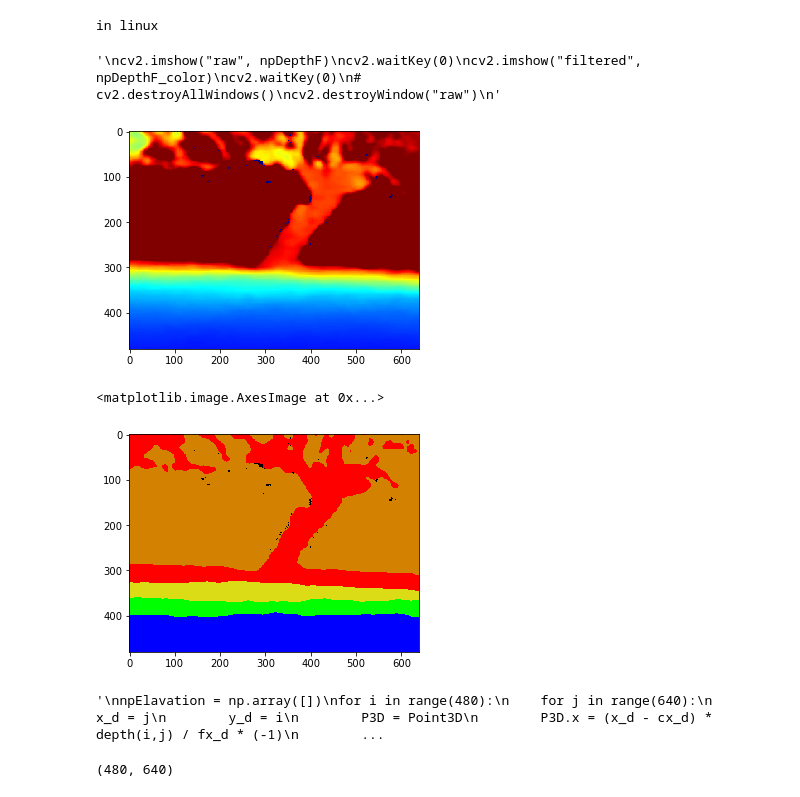
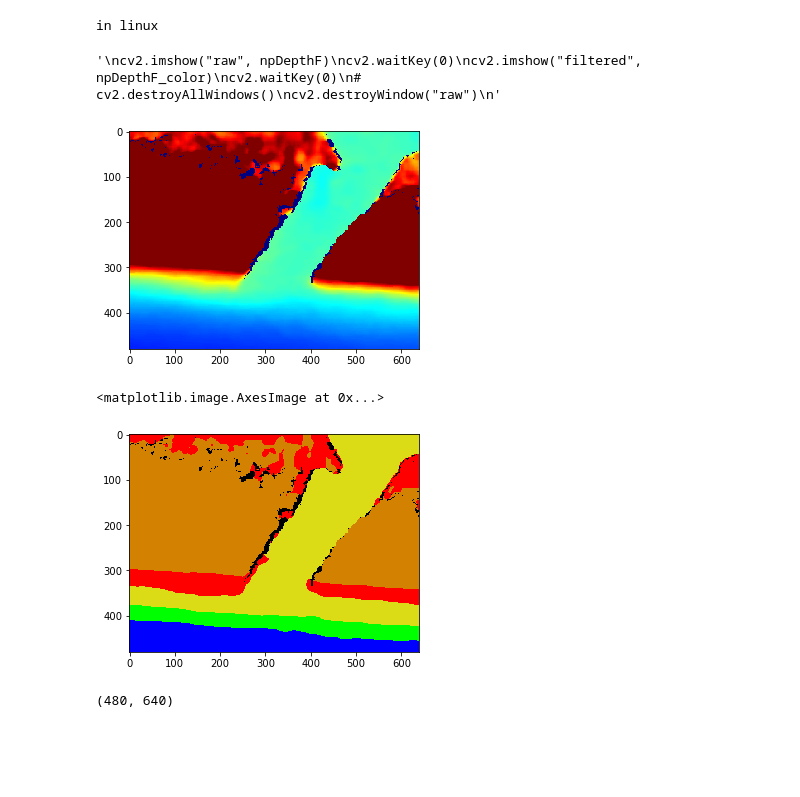
Before and after one commit to wowyunDBL/depth_app, a Jupyter notebook: jupyterNotebook/ground_subtr_npy.ipynb, the cells around one changed output. Drawn from its saved outputs; the diff is of its cells as text; code cells hidden in the pictures; blank space fills up the shorter version.

```diff
--- a/jupyterNotebook/ground_subtr_npy.ipynb
+++ b/jupyterNotebook/ground_subtr_npy.ipynb
@@ -26,50 +27,50 @@ import statistics # as sta
 # %%
 '''load file'''
 npDepth = []
 
 # with open(file_path + 'far_1_p.csv', 'r') as csvfile:
 #   rows = csv.reader(csvfile, delimiter=',')
 #   for row in rows:
 #     npDepth.append(row)
 # npDepth = np.asanyarray(npDepth)
 # print(npDepth.dtype) # U5 means string length < 5
 # print(npDepth.shape)
 # npDepth = npDepth.astype('uint16')
 
-npDepth = np.load(file_path+"far_1_p.npy")
+npDepth = np.load(file_path+"middle_1_p.npy")
 
 npDepthF = cv2.convertScaleAbs(npDepth, alpha=0.04) # 6m
 npDepthF_color = cv2.applyColorMap(npDepthF, cv2.COLORMAP_JET)
 plt.imshow(cv2.cvtColor(npDepthF_color, cv2.COLOR_BGR2RGB))
 
 '''
 cv2.imshow("raw", npDepthF)
 cv2.waitKey(0)
 cv2.imshow("filtered", npDepthF_color)
 cv2.waitKey(0)
 # cv2.destroyAllWindows()
 cv2.destroyWindow("raw")
 '''
 # %% [output]
 '\ncv2.imshow("raw", npDepthF)\ncv2.waitKey(0)\ncv2.imshow("filtered", npDepthF_color)\ncv2.waitKey(0)\n# cv2.destroyAllWindows()\ncv2.destroyWindow("raw")\n'
-[figure, old version]
+[figure, new version]
 # %%
-color_seq = ['r','yello','green','blue','black']
+color_seq = {'brown': (0,130,210), 'red':(0,0,255),'yellow':(22,220,220),'green':(0,255,0),'blue':(255,0,0),'black':(0,0,0)}
 npDepth_seg = np.zeros((npDepth.shape[0],npDepth.shape[1],3))
 
-npDepth_seg[npDepth<1500]=(255,0,0)
-npDepth_seg[np.logical_and(npDepth<2000,npDepth>1500)]=(0,255,0)
-npDepth_seg[np.logical_and(npDepth<3000,npDepth>2000)]=(22,220,220)
-npDepth_seg[np.logical_and(npDepth<6000,npDepth>3000)]=(0,0,255)
-npDepth_seg[npDepth>6000]=(0,130,210)
-npDepth_seg[npDepth==0]=(0,0,0)
+npDepth_seg[npDepth<1500]=color_seq['blue']
+npDepth_seg[np.logical_and(npDepth<2000,npDepth>1500)]=color_seq['green']
+npDepth_seg[np.logical_and(npDepth<3000,npDepth>2000)]=color_seq['yellow']
+npDepth_seg[np.logical_and(npDepth<6000,npDepth>3000)]=color_seq['red']
+npDepth_seg[npDepth>6000]=color_seq['brown']
+npDepth_seg[npDepth==0]=color_seq['black']
 
 npDepth_seg = npDepth_seg.astype('uint8')
 %matplotlib inline
 plt.imshow(cv2.cvtColor(npDepth_seg, cv2.COLOR_BGR2RGB))
 # %% [output]
 <matplotlib.image.AxesImage at 0x...>
-[figure, old version]
+[figure, new version]
 # %%
 def depth(x,y):
     return npDepth[x][y]
@@ -90,23 +91,8 @@ npPointX = npDepth.dot(npPointX)/ fx_d * (-1)
 npPointY = np.asarray(range(480))-cy_d
 npPointY = np.diag(npPointY)
 npPointY = npPointY.dot(npDepth)/ fy_d * (-1) + 360
+
 npPointY = npPointY.astype('float16')
-'''
-npElavation = np.array([])
-for i in range(480):
-    for j in range(640):
-        x_d = j
-        y_d = i
-        P3D = Point3D
-        P3D.x = (x_d - cx_d) * depth(i,j) / fx_d * (-1)
-        P3D.y = (y_d - cy_d) * depth(i,j) / fy_d * (-1) + 360
-        P3D.z = depth(i,j)
-        npElavation = np.append(npElavation, P3D.y)
-npElavation = npElavation.reshape(480,-1);
-npElavation.shape
-'''
-# %% [output]
-'\nnpElavation = np.array([])\nfor i in range(480):\n    for j in range(640):\n        x_d = j\n        y_d = i\n        P3D = Point3D\n        P3D.x = (x_d - cx_d) * depth(i,j) / fx_d * (-1)\n        ...
 # %%
 '''plot 3D color surface'''
 %matplotlib qt
```
Also changed, not shown: parts of 7 cells of this notebook.
